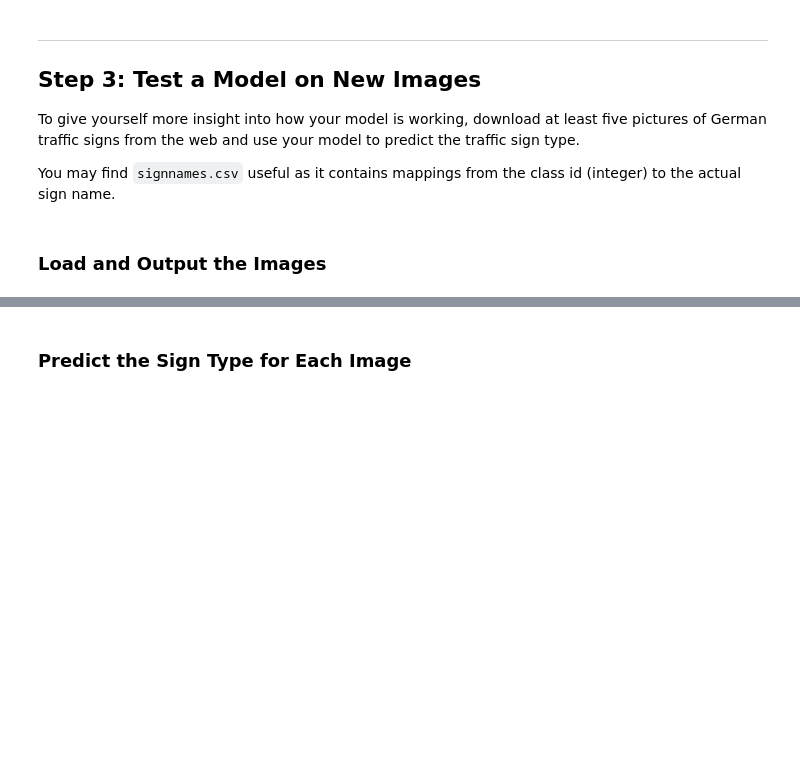
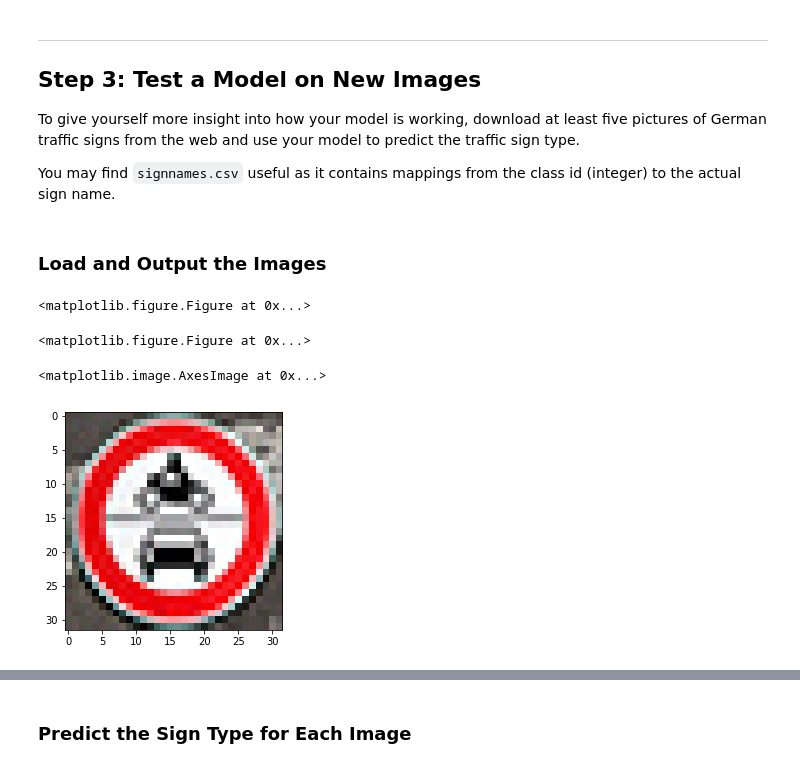
Before and after one commit to cecukemon/CarND-Traffic-Sign-Classifier-Project, a Jupyter notebook: Traffic_Sign_Classifier.ipynb, the cells around one changed output, grey strips where cells are left out. Cells and saved outputs as stored; diff of their text form; code cells hidden in the pictures; blank space fills up the shorter version.

```diff
--- a/Traffic_Sign_Classifier.ipynb
+++ b/Traffic_Sign_Classifier.ipynb
@@ -282,0 +282,23 @@ You may find `signnames.csv` useful as it contains mappings from the class id (i
+# %%
+### Load the images and plot them here.
+### Feel free to use as many code cells as needed.
+
+import matplotlib.image as mpimg
+%matplotlib inline
+
+sign_1 = mpimg.imread('german_traffic_signs/sign_1.jpg')
+sign_2 = mpimg.imread('german_traffic_signs/sign_2.jpg')
+sign_3 = mpimg.imread('german_traffic_signs/sign_3.jpg')
+sign_4 = mpimg.imread('german_traffic_signs/sign_4.jpg')
+sign_5 = mpimg.imread('german_traffic_signs/sign_5.jpg')
+sign_6 = mpimg.imread('german_traffic_signs/sign_6.jpg')
+
+plt.figure(figsize=(1,1))
+# %% [output]
+<matplotlib.figure.Figure at 0x...>
+<matplotlib.figure.Figure at 0x...>
+# %%
+plt.imshow(sign_1)
+# %% [output]
+<matplotlib.image.AxesImage at 0x...>
+[figure, added]
```
Also changed, not shown: parts of 12 cells of this notebook, 7 other files.
